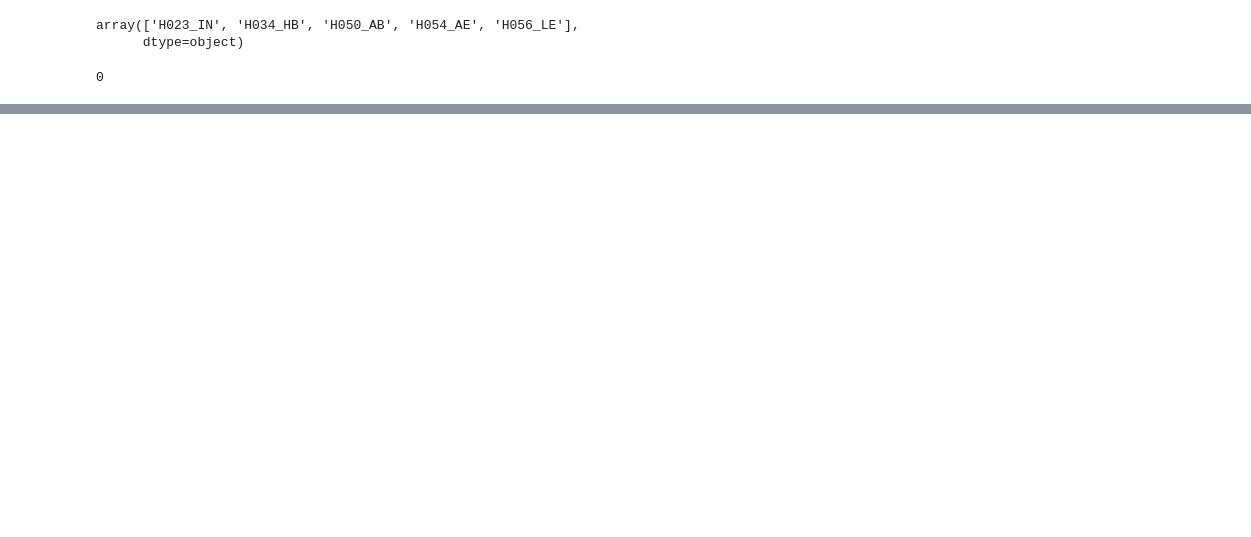
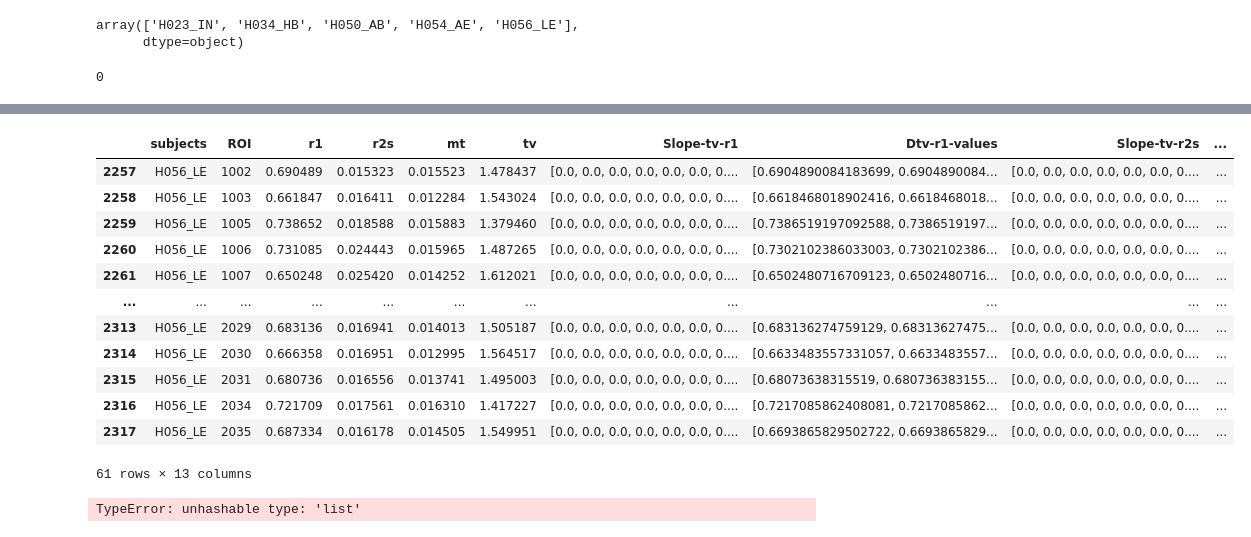
Before and after one commit to NivAm12/qMRI_Analyzer, a Jupyter notebook: main.ipynb, the cells around one changed output, grey strips where cells are left out. Saved outputs shown, nothing was run; the diff lists cells and outputs as text; code cells hidden in the pictures; blank space fills up the shorter version.

```diff
--- a/main.ipynb
+++ b/main.ipynb
@@ -93,0 +110,54 @@ dtype: float64
+# %%
+subjects = chosen_data.groupby('subjects')
+relevant_rois = list(chosen_data.ROI_name.unique())
+
+def calculate_params_distances_of_subject(subject_df):
+    df = subject_df['r1'].values
+    dist = pdist(df.reshape(-1, 1), metric='euclidean')
+    distance_matrix = pd.DataFrame(squareform(dist), index=relevant_rois, columns=relevant_rois)
+
+    return distance_matrix
+
+
+distances = subjects.apply(calculate_params_distances_of_subject)
+# %%
+subjects.get_group('H056_LE')
+# %% [output]
+|  | subjects | ROI | r1 | r2s | mt | tv | Slope-tv-r1 | Dtv-r1-values | Slope-tv-r2s | ... |
+| 2257 | H056_LE | 1002 | 0.690489 | 0.015323 | 0.015523 | 1.478437 | [0.0, 0.0, 0.0, 0.0, 0.0, 0.0, 0.... | [0.6904890084183699, 0.6904890084... | [0.0, 0.0, 0.0, 0.0, 0.0, 0.0, 0.... | ... |
+| 2258 | H056_LE | 1003 | 0.661847 | 0.016411 | 0.012284 | 1.543024 | [0.0, 0.0, 0.0, 0.0, 0.0, 0.0, 0.... | [0.6618468018902416, 0.6618468018... | [0.0, 0.0, 0.0, 0.0, 0.0, 0.0, 0.... | ... |
+| 2259 | H056_LE | 1005 | 0.738652 | 0.018588 | 0.015883 | 1.379460 | [0.0, 0.0, 0.0, 0.0, 0.0, 0.0, 0.... | [0.7386519197092588, 0.7386519197... | [0.0, 0.0, 0.0, 0.0, 0.0, 0.0, 0.... | ... |
+| 2260 | H056_LE | 1006 | 0.731085 | 0.024443 | 0.015965 | 1.487265 | [0.0, 0.0, 0.0, 0.0, 0.0, 0.0, 0.... | [0.7302102386033003, 0.7302102386... | [0.0, 0.0, 0.0, 0.0, 0.0, 0.0, 0.... | ... |
+| 2261 | H056_LE | 1007 | 0.650248 | 0.025420 | 0.014252 | 1.612021 | [0.0, 0.0, 0.0, 0.0, 0.0, 0.0, 0.... | [0.6502480716709123, 0.6502480716... | [0.0, 0.0, 0.0, 0.0, 0.0, 0.0, 0.... | ... |
+| ... | ... | ... | ... | ... | ... | ... | ... | ... | ... | ... |
+| 2313 | H056_LE | 2029 | 0.683136 | 0.016941 | 0.014013 | 1.505187 | [0.0, 0.0, 0.0, 0.0, 0.0, 0.0, 0.... | [0.683136274759129, 0.68313627475... | [0.0, 0.0, 0.0, 0.0, 0.0, 0.0, 0.... | ... |
+| 2314 | H056_LE | 2030 | 0.666358 | 0.016951 | 0.012995 | 1.564517 | [0.0, 0.0, 0.0, 0.0, 0.0, 0.0, 0.... | [0.6633483557331057, 0.6633483557... | [0.0, 0.0, 0.0, 0.0, 0.0, 0.0, 0.... | ... |
+| 2315 | H056_LE | 2031 | 0.680736 | 0.016556 | 0.013741 | 1.495003 | [0.0, 0.0, 0.0, 0.0, 0.0, 0.0, 0.... | [0.68073638315519, 0.680736383155... | [0.0, 0.0, 0.0, 0.0, 0.0, 0.0, 0.... | ... |
+| 2316 | H056_LE | 2034 | 0.721709 | 0.017561 | 0.016310 | 1.417227 | [0.0, 0.0, 0.0, 0.0, 0.0, 0.0, 0.... | [0.7217085862408081, 0.7217085862... | [0.0, 0.0, 0.0, 0.0, 0.0, 0.0, 0.... | ... |
+| 2317 | H056_LE | 2035 | 0.687334 | 0.016178 | 0.014505 | 1.549951 | [0.0, 0.0, 0.0, 0.0, 0.0, 0.0, 0.... | [0.6693865829502722, 0.6693865829... | [0.0, 0.0, 0.0, 0.0, 0.0, 0.0, 0.... | ... |
+61 rows × 13 columns
+# %%
+subjects = chosen_data.groupby('subjects')
+
+def calculate_rois_distances(data):
+    relevant_rois = set(data.ROI)
+    symmetric_rois, other_rois = create_rois_pairs(relevant_rois)
+    pass
+
+def create_rois_pairs(rois):
+    symmetric_rois = set()
+    other_rois = set()
+
+    for roi in relevant_rois:
+        for roi_to_match in rois:
+            if roi == roi_to_match + 1000 or roi == roi_to_match - 1000:
+                symmetric_rois.add(sorted((roi, roi_to_match)))
+            elif roi != roi_to_match:
+                other_rois.add(sorted((roi, roi_to_match)))
+
+
+    return symmetric_rois, other_rois
+
+subjects.apply(calculate_rois_distances)
+# %% [output]
+TypeError: unhashable type: 'list'
```
Also changed, not shown: parts of 16 cells of this notebook.
